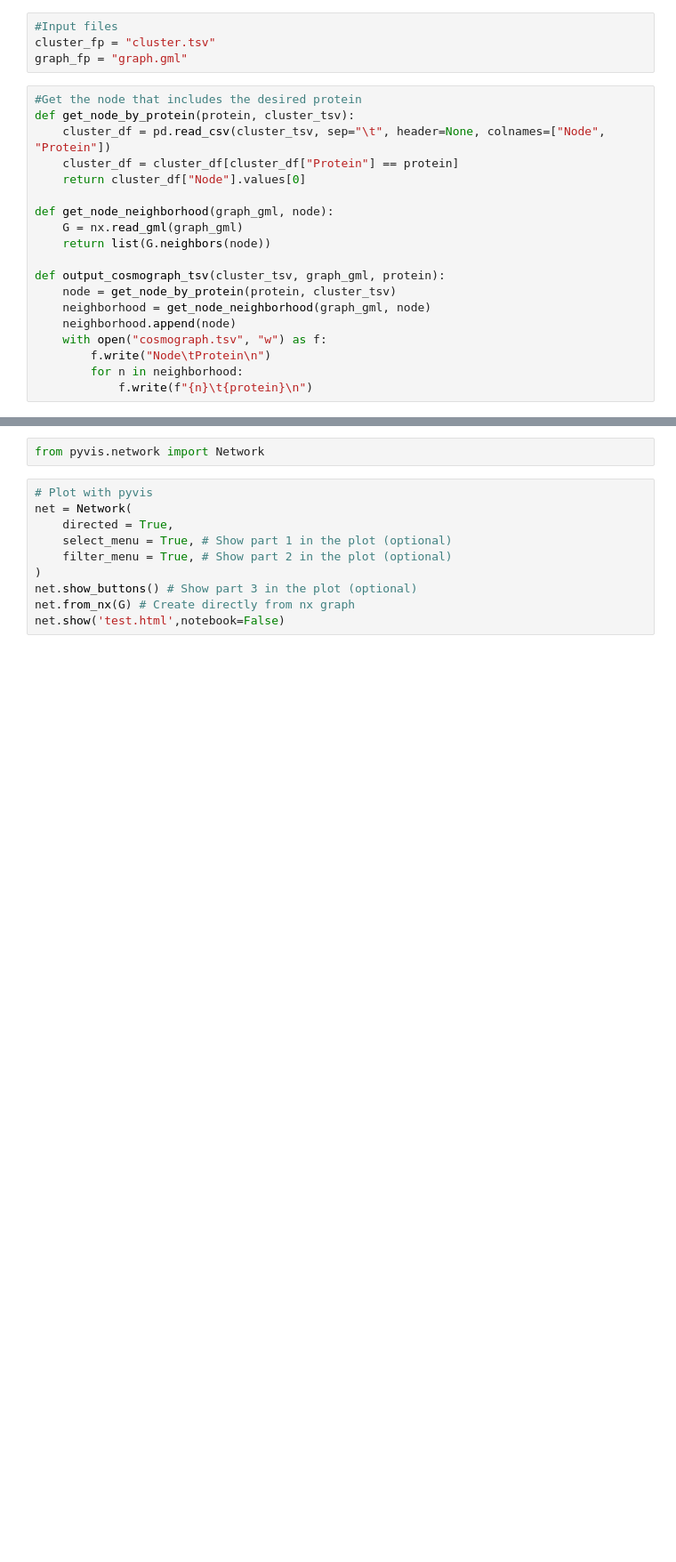
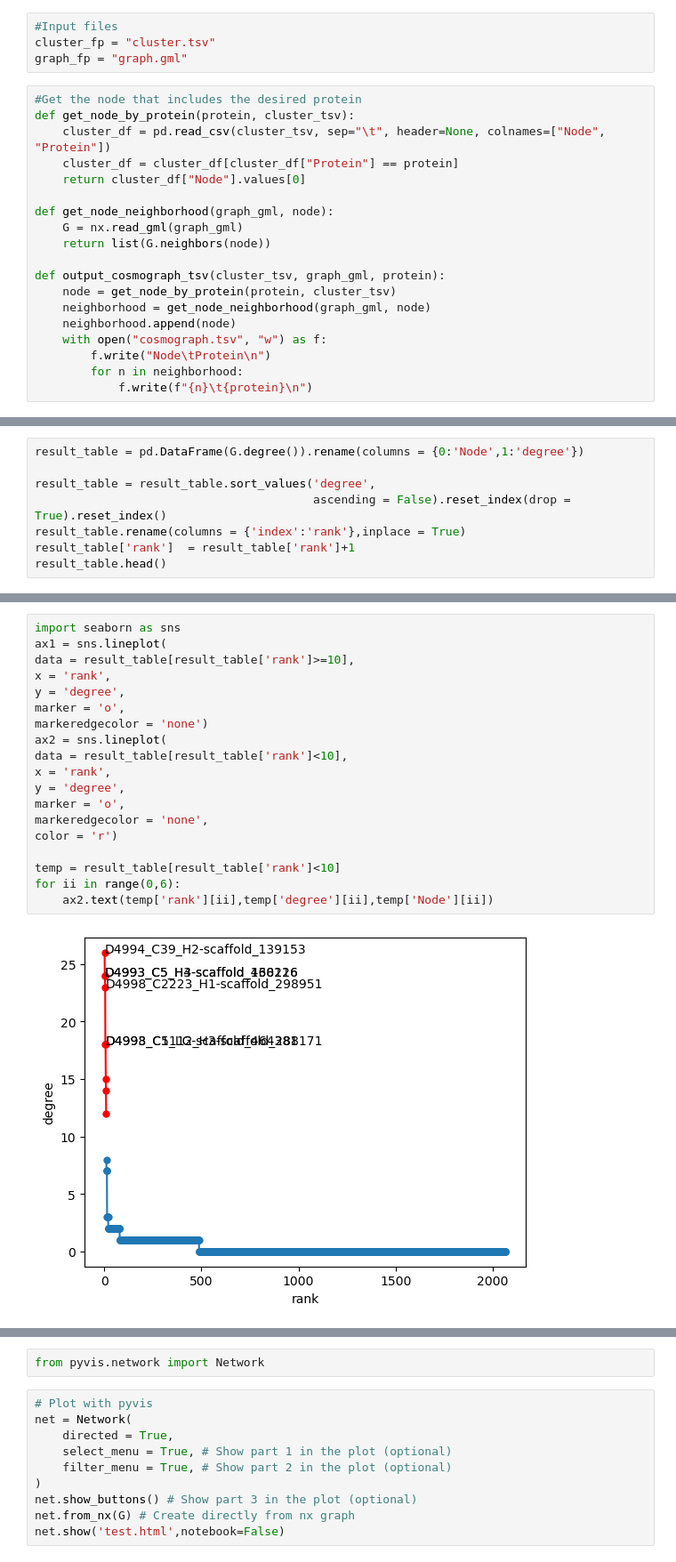
Before and after one commit to darylrbarth/operon-graph, a Jupyter notebook: notebooks/asgard_notebook.ipynb, the cells around one changed output, grey strips where cells are left out. Shown at 89% size. Saved outputs shown, nothing was run; the diff lists cells and outputs as text; blank space fills up the shorter version.

```diff
--- a/notebooks/asgard_notebook.ipynb
+++ b/notebooks/asgard_notebook.ipynb
@@ -96,0 +109,8 @@ result['rank'] = range(0,len(degree_sequence))
+# %%
+result_table = pd.DataFrame(G.degree()).rename(columns = {0:'Node',1:'degree'})
+
+result_table = result_table.sort_values('degree',
+                                        ascending = False).reset_index(drop = True).reset_index()
+result_table.rename(columns = {'index':'rank'},inplace = True)
+result_table['rank']  = result_table['rank']+1
+result_table.head()
@@ -97 +124,22 @@ result['rank'] = range(0,len(degree_sequence))
+# %%
+import seaborn as sns
+ax1 = sns.lineplot(
+data = result_table[result_table['rank']>=10],
+x = 'rank',
+y = 'degree',
+marker = 'o',
+markeredgecolor = 'none')
+ax2 = sns.lineplot(
+data = result_table[result_table['rank']<10],
+x = 'rank',
+y = 'degree',
+marker = 'o',
+markeredgecolor = 'none',
+color = 'r')
+
+temp = result_table[result_table['rank']<10]
+for ii in range(0,6):
+    ax2.text(temp['rank'][ii],temp['degree'][ii],temp['Node'][ii])
+# %% [output]
+[figure, added]
 # %%
```
Also changed, not shown: parts of 23 cells of this notebook.
